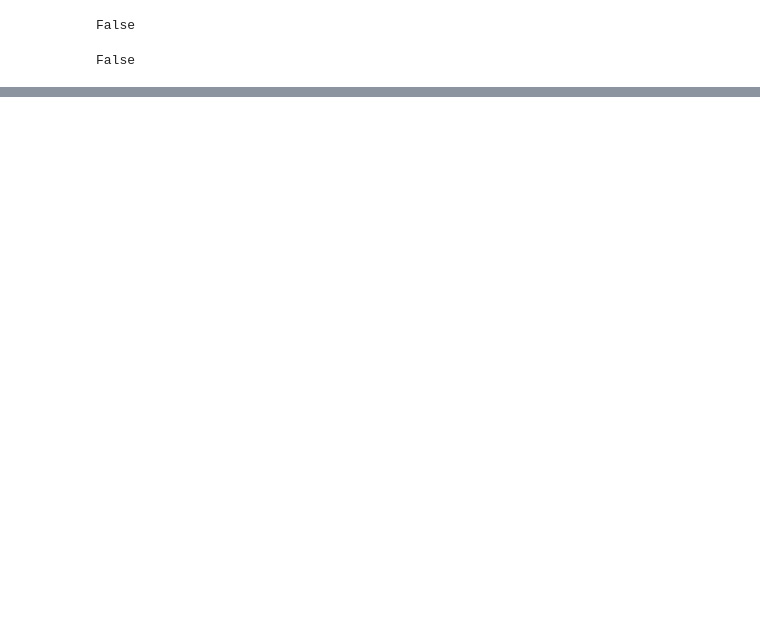
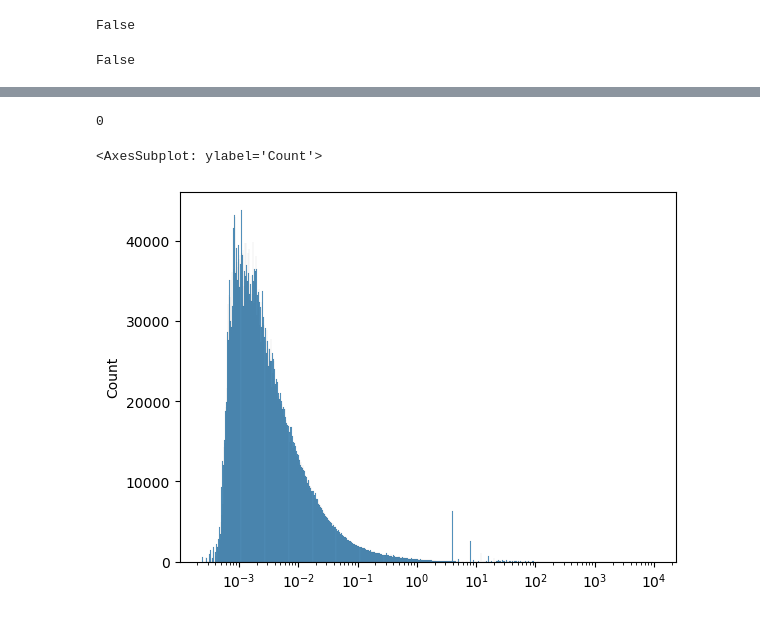
Before and after one commit to geohai/urban-neighborhood-graph-representations, a Jupyter notebook: dataset/safegraph/3_normalize.ipynb, the cells around one changed output, grey strips where cells are left out. Saved outputs shown, nothing was run; the diff lists cells and outputs as text; code cells hidden in the pictures; blank space fills up the shorter version.

Commit message:
normalization of mobility data

```diff
--- a/dataset/safegraph/3_normalize.ipynb
+++ b/dataset/safegraph/3_normalize.ipynb
@@ -215,0 +205,6 @@ KeyError: '09013533103'
+# %%
+import numpy as np
+
+graph_obj_path = 'graph_checkpoints/nyc_metro/checkpoint_norm.pkl'
+with open(graph_obj_path, 'rb') as f:
+    ct = pickle.load(f)
@@ -215,0 +213,5 @@ KeyError: '09013533103'
+# %%
+raw = ct.edge_mat
+# %%
+raw = pd.DataFrame(raw)
+# raw = raw[raw != 0]
@@ -215,0 +247,2 @@ KeyError: '09013533103'
+# %%
+vals = pd.Series(raw.values.flatten().tolist())
@@ -215,0 +278,9 @@ KeyError: '09013533103'
+# %%
+vals.isna().sum()
+# %% [output]
+0
+# %%
+sns.histplot(vals[vals>0], log_scale=True)
+# %% [output]
+<AxesSubplot: ylabel='Count'>
+[figure, added]
```
Also changed, not shown: parts of 45 cells of this notebook, 11 other files.
